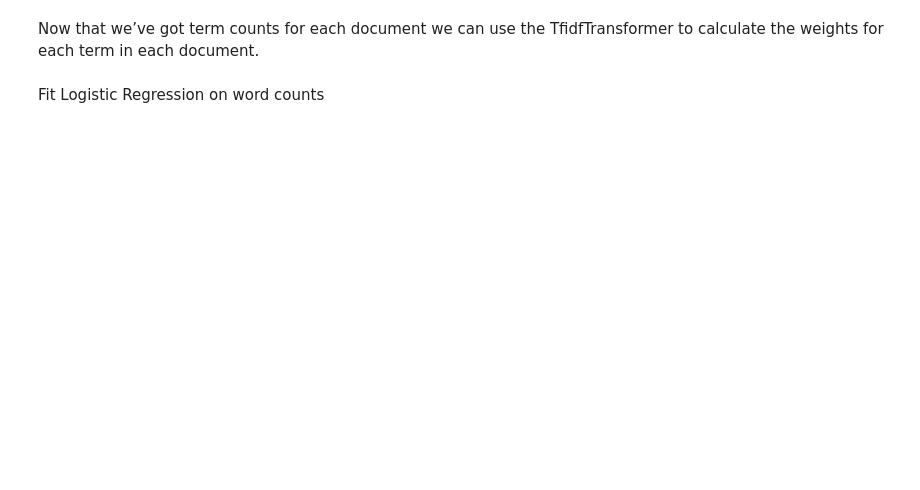
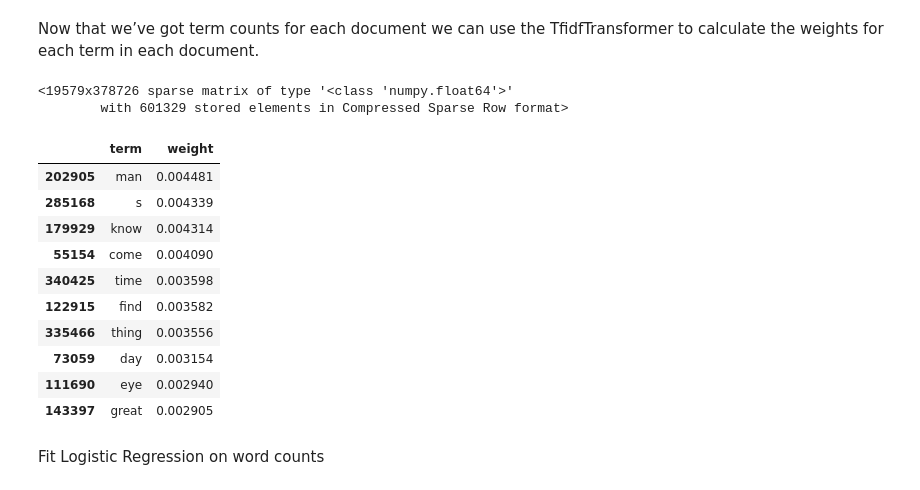
Before and after one commit to ohmeow/fastai-projects, a Jupyter notebook: part1v2/dl1/lesson4-spooky-basic.ipynb, the cells around one changed output. Cells and saved outputs as stored; diff of their text form; code cells hidden in the pictures; blank space fills up the shorter version.

```diff
--- a/part1v2/dl1/lesson4-spooky-basic.ipynb
+++ b/part1v2/dl1/lesson4-spooky-basic.ipynb
@@ -304,8 +349,8 @@ lbl_enc = preprocessing.LabelEncoder()
 y = lbl_enc.fit_transform(train_df.author.values)
 # %%
 # define train and validation datasets
-X_train, X_valid, y_train, y_valid = train_test_split(train_df.cleaned_lemmatized_text.values, y,
-                                                      stratify=y, test_size=0.1,
+X_train, X_valid, y_train, y_valid = train_test_split(train_df.cleaned_lemmatized_text.values,
+                                                      y, stratify=y, test_size=0.2,
                                                       random_state=42, shuffle=True)
 # %%
 X_train.shape, X_valid.shape
@@ -359,8 +424,27 @@ transformed_weights
+# %%
+tfidf = TfidfTransformer()
+tfidf_weights = tfidf.fit_transform(ctv_counts)
+tfidf_weights
+# %% [output]
+<19579x378726 sparse matrix of type '<class 'numpy.float64'>'
+        with 601329 stored elements in Compressed Sparse Row format>
 # %%
 # top 10 terms by average tf-idf weight
-weights = np.asarray(transformed_weights.mean(axis=0)).ravel().tolist()
+weights = np.asarray(tfidf_weights.mean(axis=0)).ravel().tolist()
 weights_df = pd.DataFrame({'term': ctv.get_feature_names(), 'weight': weights})
 weights_df.sort_values(by='weight', ascending=False).head(10)
+# %% [output]
+|  | term | weight |
+| 202905 | man | 0.004481 |
+| 285168 | s | 0.004339 |
+| 179929 | know | 0.004314 |
+| 55154 | come | 0.004090 |
+| 340425 | time | 0.003598 |
+| 122915 | find | 0.003582 |
+| 335466 | thing | 0.003556 |
+| 73059 | day | 0.003154 |
+| 111690 | eye | 0.002940 |
+| 143397 | great | 0.002905 |
 # %% [markdown]
 Fit Logistic Regression on word counts
 # %%
```
Also changed, not shown: parts of 62 cells of this notebook, 1 other file.
